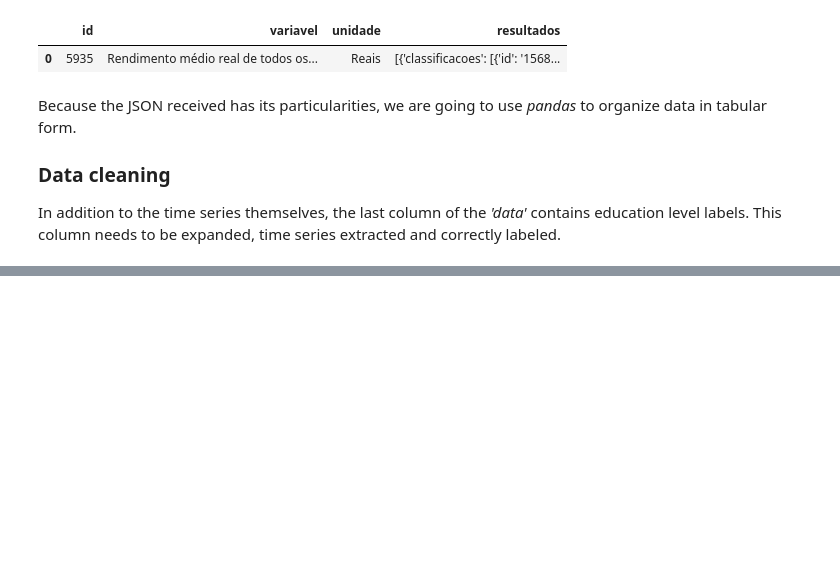
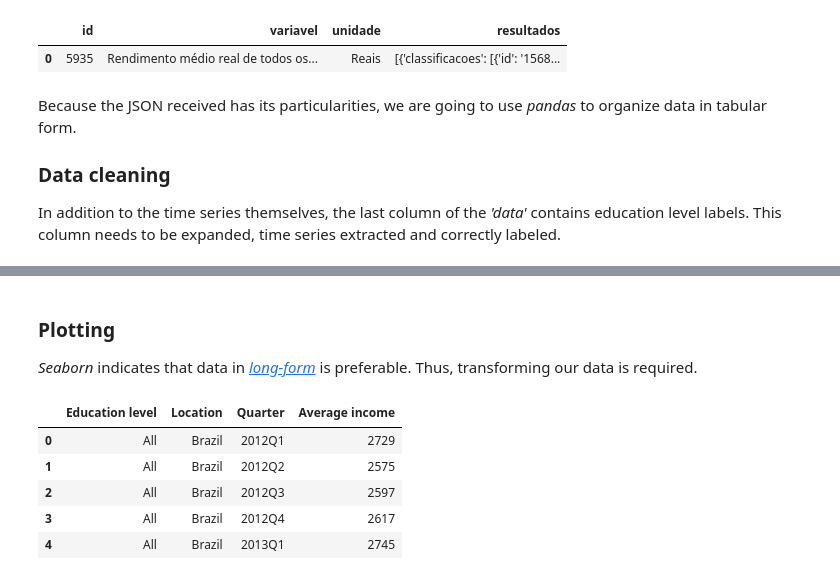
Before and after one commit to BPRateiro/Data-Science, a Jupyter notebook: PNADcIBGE.ipynb, the cells around one changed output, grey strips where cells are left out. Drawn from its saved outputs; the diff is of its cells as text; code cells hidden in the pictures; blank space fills up the shorter version.

```diff
--- a/PNADcIBGE.ipynb
+++ b/PNADcIBGE.ipynb
@@ -87,0 +91,17 @@ average_income.plot.line()
+# %% [markdown]
+### Plotting
+
+*Seaborn* indicates that data in [*long-form*](https://seaborn.pydata.org/tutorial/data_structure.html) is preferable. Thus, transforming our data is required.
+# %%
+average_income_long = average_income.unstack().reset_index()
+average_income_long.rename(columns={0:'Average income'},
+                           inplace=True)
+
+average_income_long.head()
+# %% [output]
+|  | Education level | Location | Quarter | Average income |
+| 0 | All | Brazil | 2012Q1 | 2729 |
+| 1 | All | Brazil | 2012Q2 | 2575 |
+| 2 | All | Brazil | 2012Q3 | 2597 |
+| 3 | All | Brazil | 2012Q4 | 2617 |
+| 4 | All | Brazil | 2013Q1 | 2745 |
```
Also changed, not shown: parts of 6 cells of this notebook.
